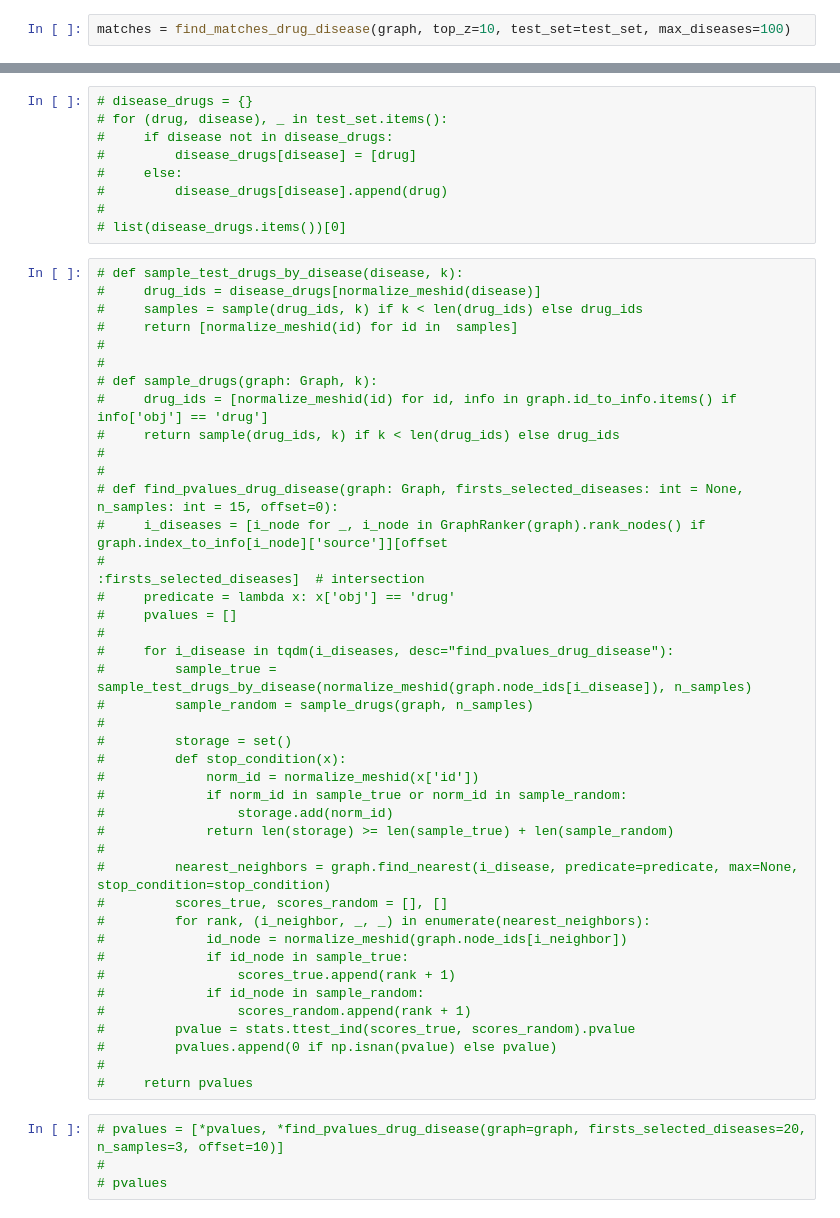
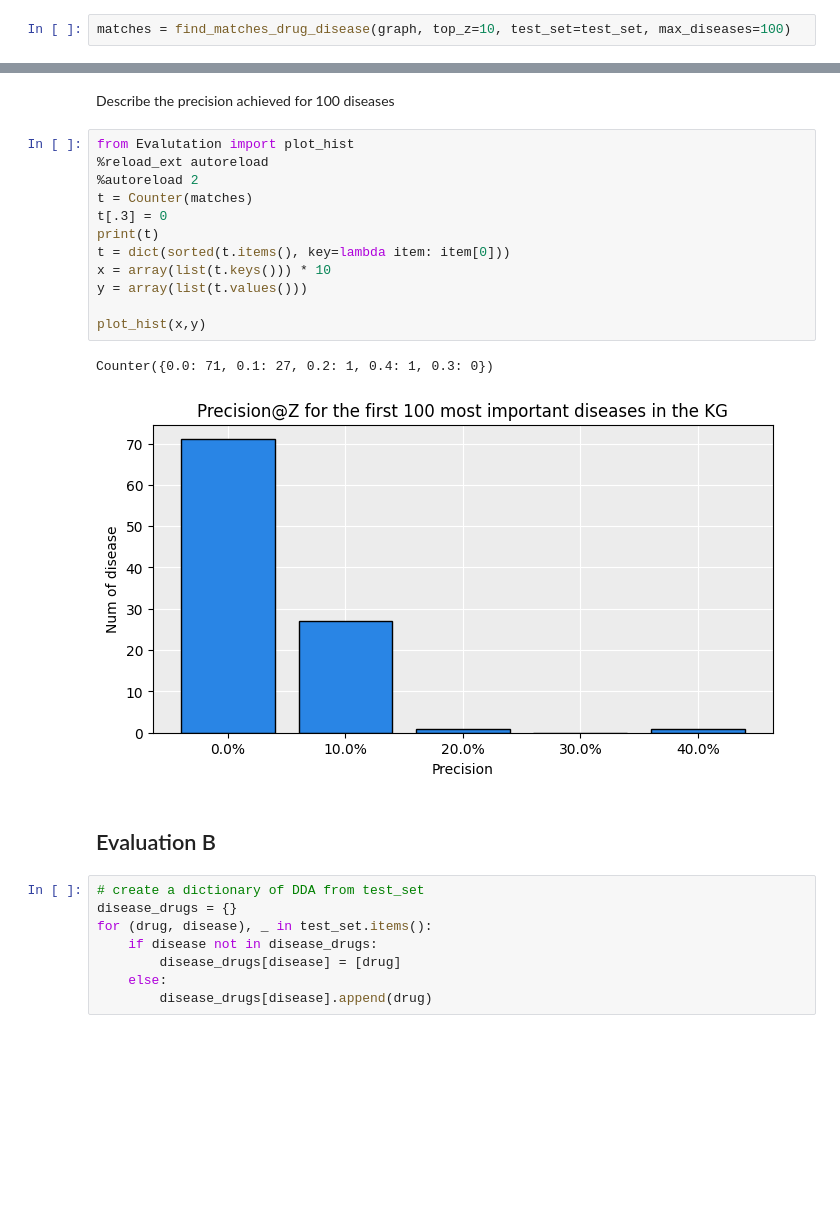
Before and after one commit to jacons/LMining-Neurodegenerative, a Jupyter notebook: Model_evalutation.ipynb, the cells around one changed output, grey strips where cells are left out. Saved outputs shown, nothing was run; the diff lists cells and outputs as text; blank space fills up the shorter version.

```diff
--- a/Model_evalutation.ipynb
+++ b/Model_evalutation.ipynb
@@ -117,54 +128,27 @@ plot_hist(matches)
+# %% [markdown]
+Describe the precision achieved for 100 diseases
+# %%
+from Evalutation import plot_hist
+%reload_ext autoreload
+%autoreload 2
+t = Counter(matches)
+t[.3] = 0
+print(t)
+t = dict(sorted(t.items(), key=lambda item: item[0]))
+x = array(list(t.keys())) * 10
+y = array(list(t.values()))
+
+plot_hist(x,y)
+# %% [output]
+Counter({0.0: 71, 0.1: 27, 0.2: 1, 0.4: 1, 0.3: 0})
+[figure, added]
+# %% [markdown]
+## Evaluation B
 # %%
-# disease_drugs = {}
-# for (drug, disease), _ in test_set.items():
-#     if disease not in disease_drugs:
-#         disease_drugs[disease] = [drug]
-#     else:
-#         disease_drugs[disease].append(drug)
-#
-# list(disease_drugs.items())[0]
+# create a dictionary of DDA from test_set
+disease_drugs = {}
+for (drug, disease), _ in test_set.items():
+    if disease not in disease_drugs:
+        disease_drugs[disease] = [drug]
+    else:
+        disease_drugs[disease].append(drug)
-# %%
-# def sample_test_drugs_by_disease(disease, k):
-#     drug_ids = disease_drugs[normalize_meshid(disease)]
-#     samples = sample(drug_ids, k) if k < len(drug_ids) else drug_ids
-#     return [normalize_meshid(id) for id in  samples]
-#
-#
-# def sample_drugs(graph: Graph, k):
-#     drug_ids = [normalize_meshid(id) for id, info in graph.id_to_info.items() if info['obj'] == 'drug']
-#     return sample(drug_ids, k) if k < len(drug_ids) else drug_ids
-#
-#
-# def find_pvalues_drug_disease(graph: Graph, firsts_selected_diseases: int = None, n_samples: int = 15, offset=0):
-#     i_diseases = [i_node for _, i_node in GraphRanker(graph).rank_nodes() if graph.index_to_info[i_node]['source']][offset
-#                                                                                                                     :firsts_selected_diseases]  # intersection
-#     predicate = lambda x: x['obj'] == 'drug'
-#     pvalues = []
-#
-#     for i_disease in tqdm(i_diseases, desc="find_pvalues_drug_disease"):
-#         sample_true = sample_test_drugs_by_disease(normalize_meshid(graph.node_ids[i_disease]), n_samples)
-#         sample_random = sample_drugs(graph, n_samples)
-#
-#         storage = set()
-#         def stop_condition(x):
-#             norm_id = normalize_meshid(x['id'])
-#             if norm_id in sample_true or norm_id in sample_random:
-#                 storage.add(norm_id)
-#             return len(storage) >= len(sample_true) + len(sample_random)
-#
-#         nearest_neighbors = graph.find_nearest(i_disease, predicate=predicate, max=None, stop_condition=stop_condition)
-#         scores_true, scores_random = [], []
-#         for rank, (i_neighbor, _, _) in enumerate(nearest_neighbors):
-#             id_node = normalize_meshid(graph.node_ids[i_neighbor])
-#             if id_node in sample_true:
-#                 scores_true.append(rank + 1)
-#             if id_node in sample_random:
-#                 scores_random.append(rank + 1)
-#         pvalue = stats.ttest_ind(scores_true, scores_random).pvalue
-#         pvalues.append(0 if np.isnan(pvalue) else pvalue)
-#
-#     return pvalues
-# %%
-# pvalues = [*pvalues, *find_pvalues_drug_disease(graph=graph, firsts_selected_diseases=20, n_samples=3, offset=10)]
-#
-# pvalues
```
Also changed, not shown: parts of 19 cells of this notebook, 2 other files.
